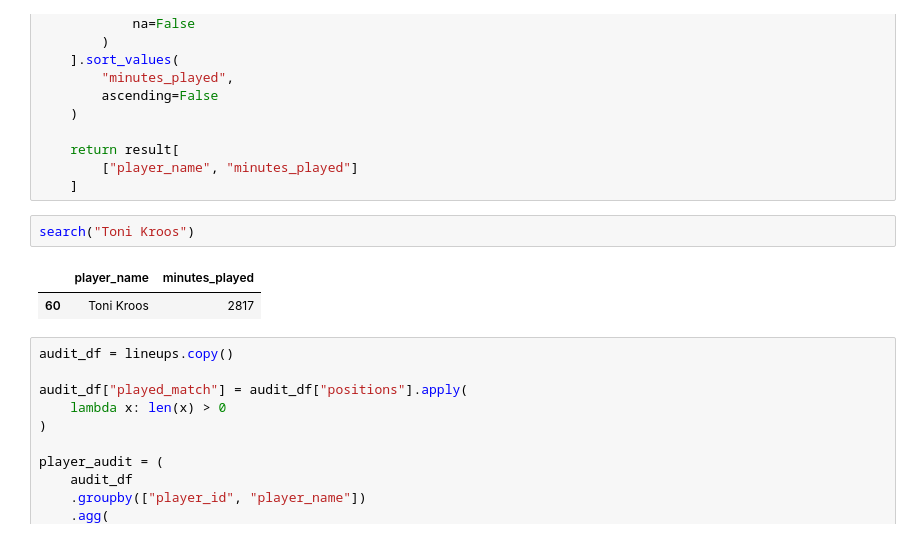
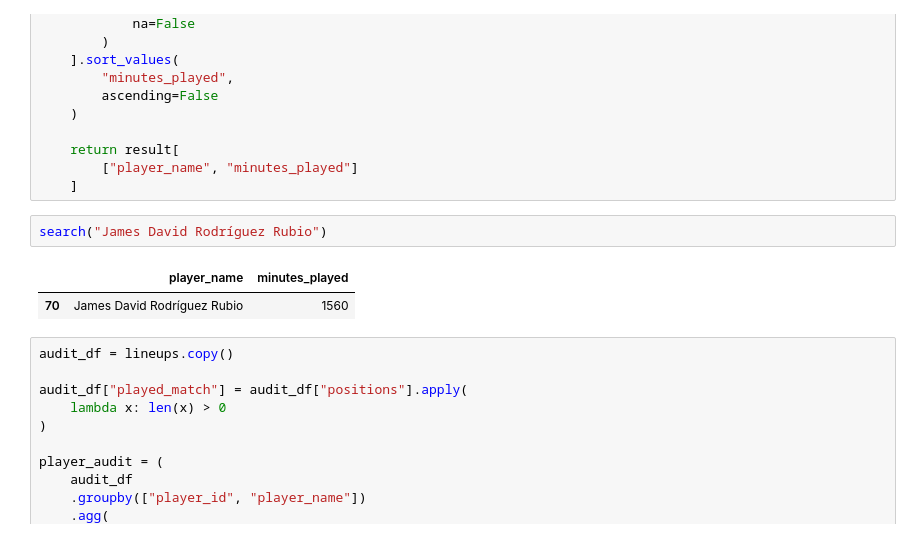
Before and after one commit to inatgomez/player-filter, a Jupyter notebook: notebooks/total_minutes_played_exploration.ipynb, the cells around one changed output. Drawn from its saved outputs; the diff is of its cells as text.

```diff
--- a/notebooks/total_minutes_played_exploration.ipynb
+++ b/notebooks/total_minutes_played_exploration.ipynb
@@ -112,10 +112,10 @@ def search(player_name):
         ["player_name", "minutes_played"]
     ]
 # %%
-search("Toni Kroos")
+search("James David Rodríguez Rubio")
 # %% [output]
 |  | player_name | minutes_played |
-| 60 | Toni Kroos | 2817 |
+| 70 | James David Rodríguez Rubio | 1560 |
 # %%
 audit_df = lineups.copy()
 
```
Also changed, not shown: parts of 1 cell of this notebook, 1 other file.
